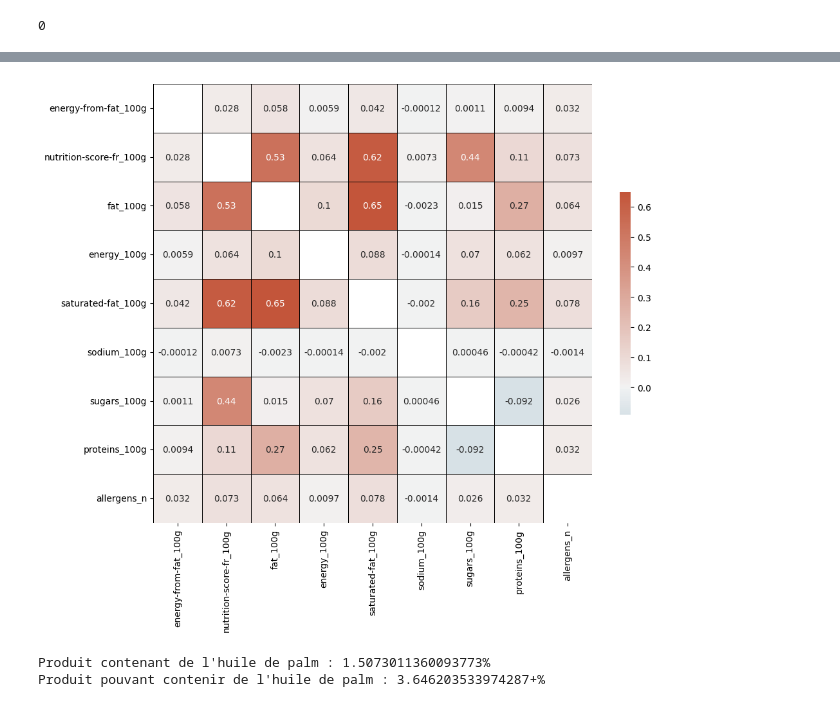
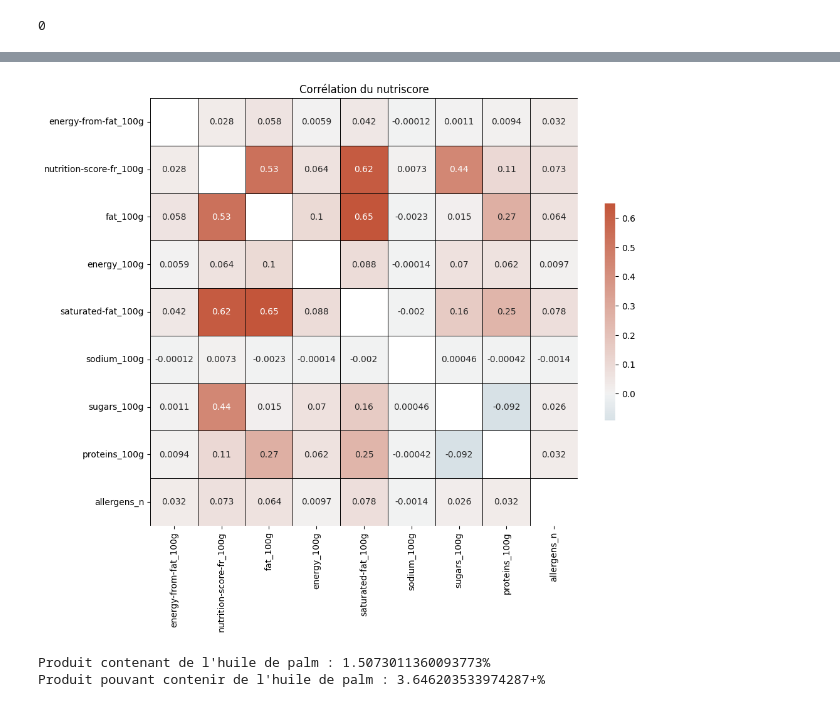
Before and after one commit to Solenhya/IAFood-P4-DevIA-G1, a Jupyter notebook: Améliorer la santé par l'IA - Analyse des données Open Food Facts.ipynb, the cells around one changed output, grey strips where cells are left out. Cells and saved outputs as stored; diff of their text form; code cells hidden in the pictures.

```diff
--- a/Améliorer la santé par l'IA - Analyse des données Open Food Facts.ipynb
+++ b/Améliorer la santé par l'IA - Analyse des données Open Food Facts.ipynb
@@ -140,12 +140,12 @@ def ToCount(x,remTag = False,remDoublon=True,separator=","):
     list = UnfoldList(x,removeTag=remTag,removeDoublon=remDoublon)
     return SetToCount(list)
 
-def CreateHeatMapCorr(collumns,baseDf):
+def CreateHeatMapCorr(collumns,baseDf,title="Matrice de corrélation"):
     dfChoice = baseDf[collumns]
     matrice = dfChoice.corr()
     np.fill_diagonal(matrice.values,np.nan)
     #mask = np.triu(np.ones_like(matrice, dtype=bool))
-
+    #plt.title("Matrice de corrélation")
 # Set up the matplotlib figure
     f, ax = plt.subplots(figsize=(11, 9))
 
@@ -154,7 +154,7 @@ def CreateHeatMapCorr(collumns,baseDf):
 
 # Draw the heatmap with the mask and correct aspect ratio
     sns.heatmap(matrice,mask=np.isnan(matrice), cmap=cmap, center=0,
-            square=True,cbar_kws={"shrink": .5},linewidths=.5,annot=True,linecolor="black")
+            square=True,cbar_kws={"shrink": .5},linewidths=.5,annot=True,linecolor="black").set_title(title)
 #
 
 def GetCorrelationPair(dataFrame,correlationRequired):
@@ -162,12 +162,12 @@ def GetCorrelationPair(dataFrame,correlationRequired):
     triu_indices = np.triu_indices_from(matrice, k=0)
     # Set elements above the diagonal to zero
     matrice.values[triu_indices] = 0
-    print(matrice)
+    #print(matrice)
     for col in matrice:
         row = 0
         for cell in matrice[col]:
-        print(f"Cell :{cell},Row {row}")
+            #print(f"Cell :{cell},Row {row}")
             if(cell>correlationRequired):
                 print(f"{col} est fortement corrélé avec {matrice.index[row]}")
-                print(row)
-        row+=1
+                #print(row)
+            row+=1
@@ -393,10 +413,10 @@ See the caveats in the documentation: https://pandas.pydata.org/pandas-docs/stab
 # %%
 #Reponse 6
 #Existe-t-il une corrélation entre la quantité de sucre et le Nutri-Score ?
 
-CreateHeatMapCorr(["energy-from-fat_100g","nutrition-score-fr_100g","fat_100g","energy_100g","saturated-fat_100g","sodium_100g","sugars_100g","proteins_100g","allergens_n"],dfClean)
+CreateHeatMapCorr(["energy-from-fat_100g","nutrition-score-fr_100g","fat_100g","energy_100g","saturated-fat_100g","sodium_100g","sugars_100g","proteins_100g","allergens_n"],dfClean,"Corrélation du nutriscore")
 # %% [output]
-[figure, old version]
+[figure, new version]
 # %%
 #Reponse 7
 #Quelle est la proportion d'aliments contenant de l'huile de palme ?
```
Also changed, not shown: parts of 13 cells of this notebook, 5 other files.
